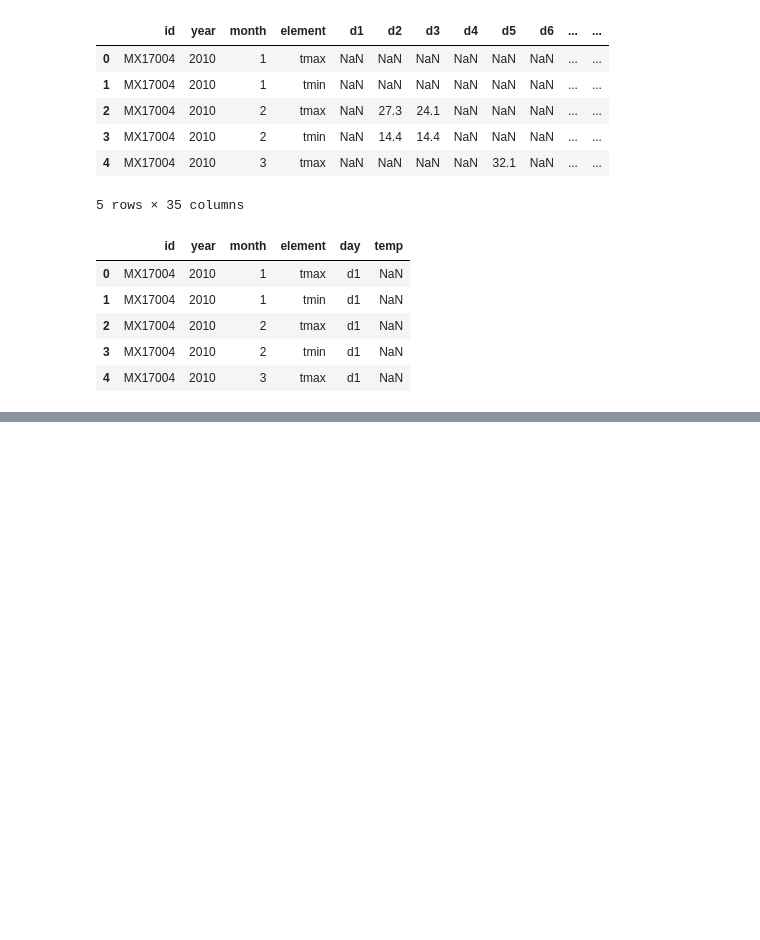
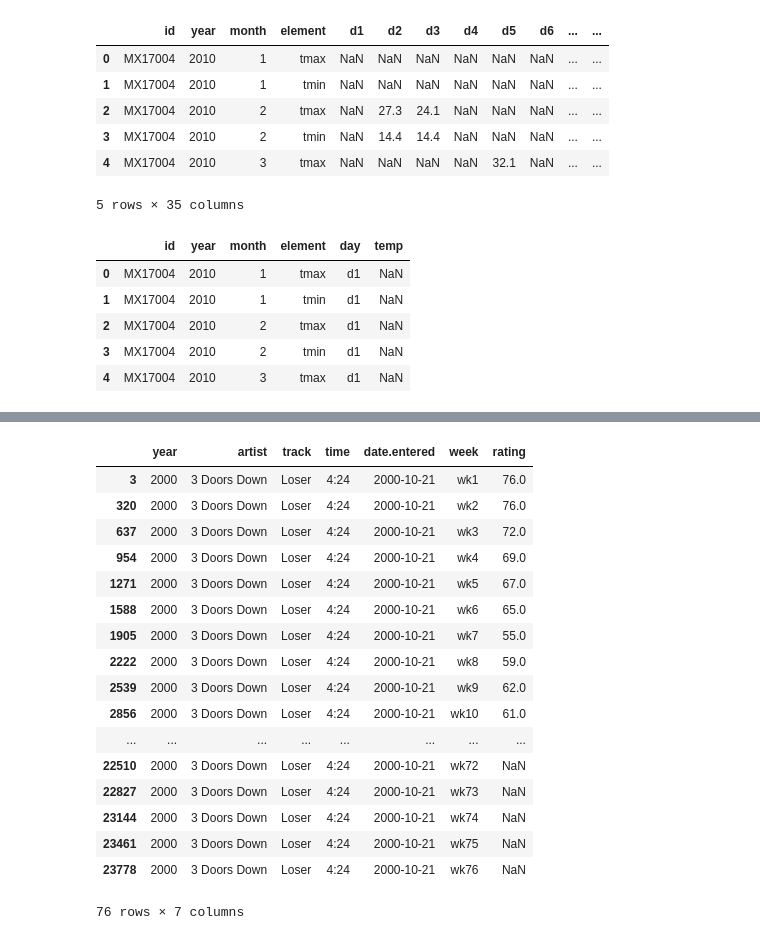
Before and after one commit to bmanishreddy/PracticeMisc, a Jupyter notebook: pydatadc_2018-tidy-master/notebooks/TidyMyVer.ipynb, the cells around one changed output, grey strips where cells are left out. Saved outputs shown, nothing was run; the diff lists cells and outputs as text; code cells hidden in the pictures; blank space fills up the shorter version.

```diff
--- a/pydatadc_2018-tidy-master/notebooks/TidyMyVer.ipynb
+++ b/pydatadc_2018-tidy-master/notebooks/TidyMyVer.ipynb
@@ -263,0 +332,21 @@ weahter_melt.head()
+# %%
+billboard_melt.loc[billboard_melt['track']=='Loser']
+# %% [output]
+|  | year | artist | track | time | date.entered | week | rating |
+| 3 | 2000 | 3 Doors Down | Loser | 4:24 | 2000-10-21 | wk1 | 76.0 |
+| 320 | 2000 | 3 Doors Down | Loser | 4:24 | 2000-10-21 | wk2 | 76.0 |
+| 637 | 2000 | 3 Doors Down | Loser | 4:24 | 2000-10-21 | wk3 | 72.0 |
+| 954 | 2000 | 3 Doors Down | Loser | 4:24 | 2000-10-21 | wk4 | 69.0 |
+| 1271 | 2000 | 3 Doors Down | Loser | 4:24 | 2000-10-21 | wk5 | 67.0 |
+| 1588 | 2000 | 3 Doors Down | Loser | 4:24 | 2000-10-21 | wk6 | 65.0 |
+| 1905 | 2000 | 3 Doors Down | Loser | 4:24 | 2000-10-21 | wk7 | 55.0 |
+| 2222 | 2000 | 3 Doors Down | Loser | 4:24 | 2000-10-21 | wk8 | 59.0 |
+| 2539 | 2000 | 3 Doors Down | Loser | 4:24 | 2000-10-21 | wk9 | 62.0 |
+| 2856 | 2000 | 3 Doors Down | Loser | 4:24 | 2000-10-21 | wk10 | 61.0 |
+| ... | ... | ... | ... | ... | ... | ... | ... |
+| 22510 | 2000 | 3 Doors Down | Loser | 4:24 | 2000-10-21 | wk72 | NaN |
+| 22827 | 2000 | 3 Doors Down | Loser | 4:24 | 2000-10-21 | wk73 | NaN |
+| 23144 | 2000 | 3 Doors Down | Loser | 4:24 | 2000-10-21 | wk74 | NaN |
+| 23461 | 2000 | 3 Doors Down | Loser | 4:24 | 2000-10-21 | wk75 | NaN |
+| 23778 | 2000 | 3 Doors Down | Loser | 4:24 | 2000-10-21 | wk76 | NaN |
+76 rows × 7 columns
```
Also changed, not shown: parts of 17 cells of this notebook.
